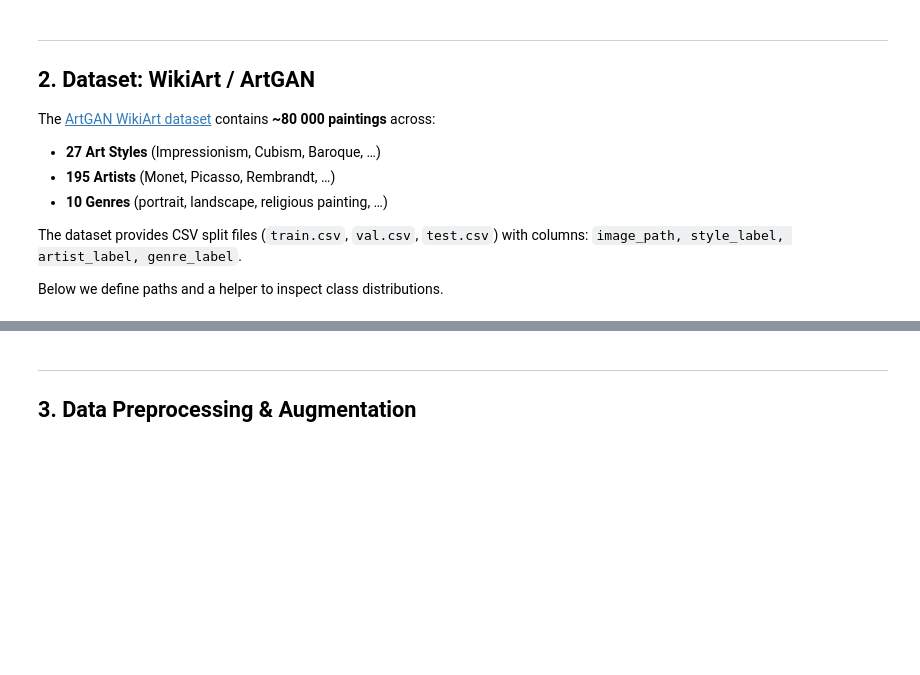
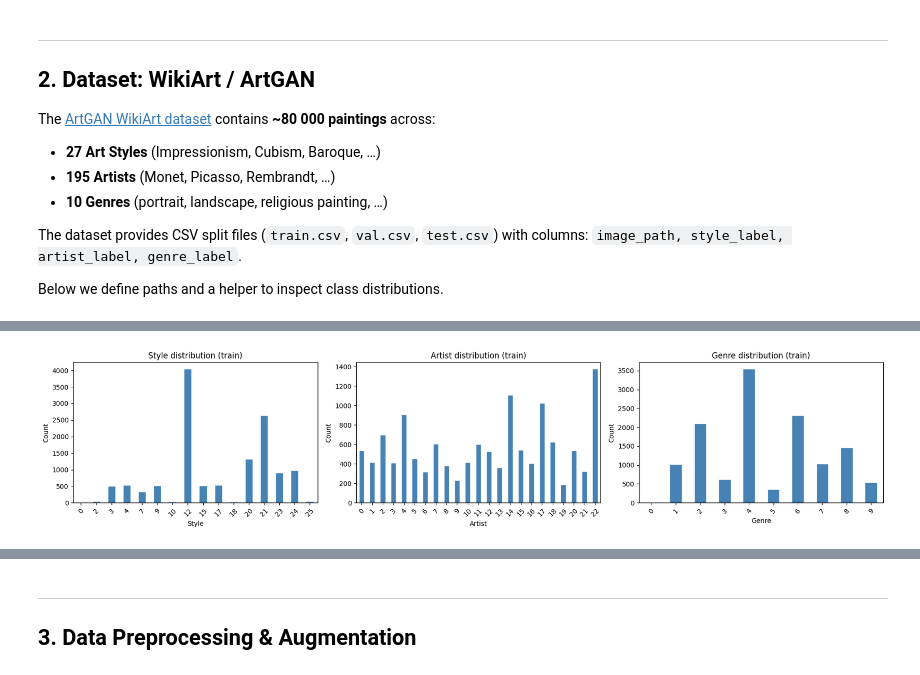
Before and after one commit to BryanEstrada003/ArtExtract-Proposal, a Jupyter notebook: Task1_Convolutional_Recurrent_Architecture.ipynb, the cells around one changed output, grey strips where cells are left out. Drawn from its saved outputs; the diff is of its cells as text; code cells hidden in the pictures; blank space fills up the shorter version.

```diff
--- a/Task1_Convolutional_Recurrent_Architecture.ipynb
+++ b/Task1_Convolutional_Recurrent_Architecture.ipynb
@@ -121,20 +128,22 @@ def load_csv_or_demo(csv_path: Path, demo_rows: int = 200) -> pd.DataFrame:
     # ── Demo mode: build a fake DataFrame so the notebook is runnable ─────
     print(f"[DEMO] {csv_path} not found — generating synthetic data.")
     rng = np.random.default_rng(SEED)
-    styles  = [f"style_{i}"  for i in range(10)]
+    styles = [f"style_{i}" for i in range(10)]
     artists = [f"artist_{i}" for i in range(20)]
-    genres  = [f"genre_{i}"  for i in range(5)]
-    return pd.DataFrame({
-        IMG_COL:    [f"img_{i:05d}.jpg" for i in range(demo_rows)],
-        STYLE_COL:  rng.choice(styles,  demo_rows),
-        ARTIST_COL: rng.choice(artists, demo_rows),
-        GENRE_COL:  rng.choice(genres,  demo_rows),
-    })
+    genres = [f"genre_{i}" for i in range(5)]
+    return pd.DataFrame(
+        {
+            IMG_COL: [f"img_{i:05d}.jpg" for i in range(demo_rows)],
+            STYLE_COL: rng.choice(styles, demo_rows),
+            ARTIST_COL: rng.choice(artists, demo_rows),
+            GENRE_COL: rng.choice(genres, demo_rows),
+        }
+    )
 
 
 train_df = load_csv_or_demo(TRAIN_CSV)
-val_df   = load_csv_or_demo(VAL_CSV,  demo_rows=50)
-test_df  = load_csv_or_demo(TEST_CSV, demo_rows=50)
+val_df = load_csv_or_demo(VAL_CSV, demo_rows=50)
+test_df = load_csv_or_demo(TEST_CSV, demo_rows=50)
 
 print(f"Train: {len(train_df)} | Val: {len(val_df)} | Test: {len(test_df)}")
 train_df.head(3)
@@ -141,14 +156,16 @@ train_df.head(3)
 # %%
 # ── Class distribution ────────────────────────────────────────────────────────
 fig, axes = plt.subplots(1, 3, figsize=(18, 4))
-for ax, col, title in zip(axes,
-                          [STYLE_COL, ARTIST_COL, GENRE_COL],
-                          ["Style", "Artist", "Genre"]):
-    counts = train_df[col].value_counts().head(15)
+for ax, col, title in zip(
+    axes, [STYLE_COL, ARTIST_COL, GENRE_COL], ["Style", "Artist", "Genre"]
+):
+    counts = train_df[col].value_counts().sort_index()
     counts.plot(kind="bar", ax=ax, color="steelblue", edgecolor="white")
-    ax.set_title(f"Top-15 {title} distribution (train)")
+    ax.set_title(f"{title} distribution (train)")
     ax.set_xlabel(title)
     ax.set_ylabel("Count")
     ax.tick_params(axis="x", rotation=45)
 plt.tight_layout()
 plt.show()
+# %% [output]
+[figure, added]
```
Also changed, not shown: parts of 22 cells of this notebook.
